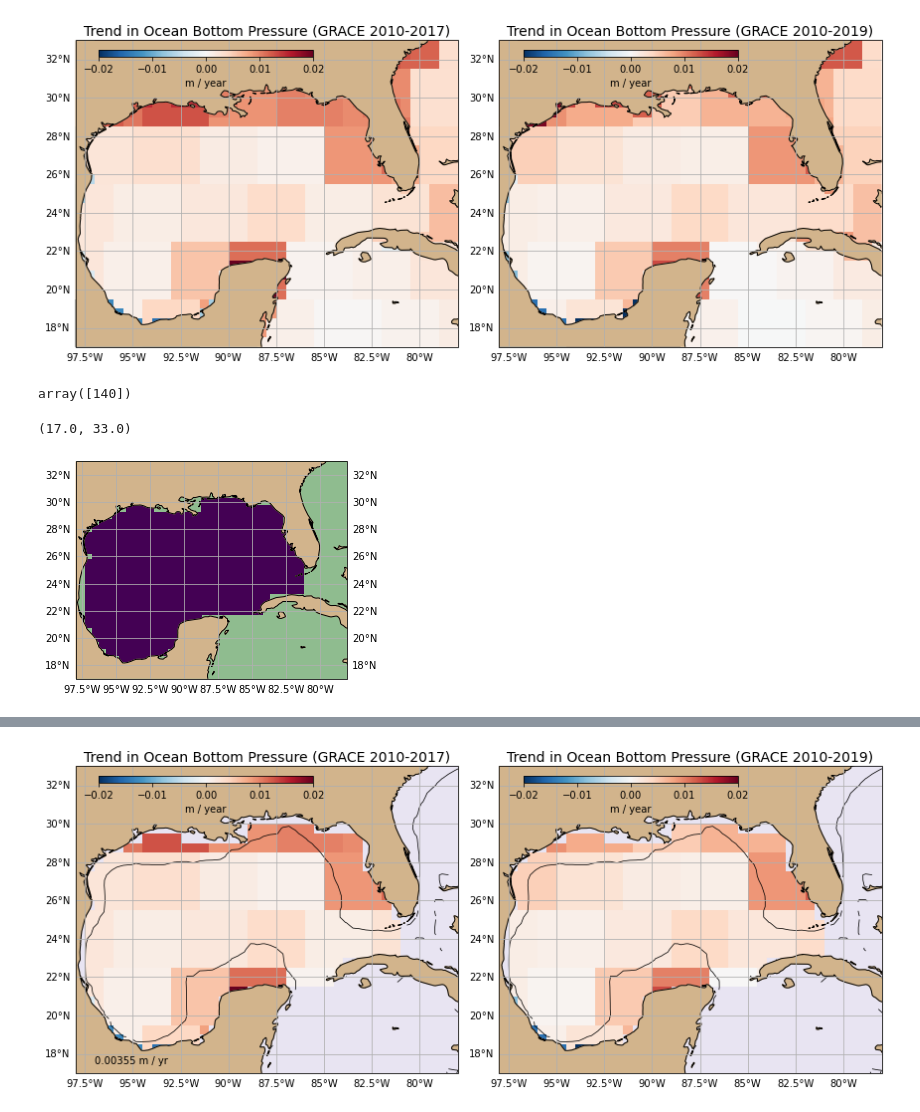
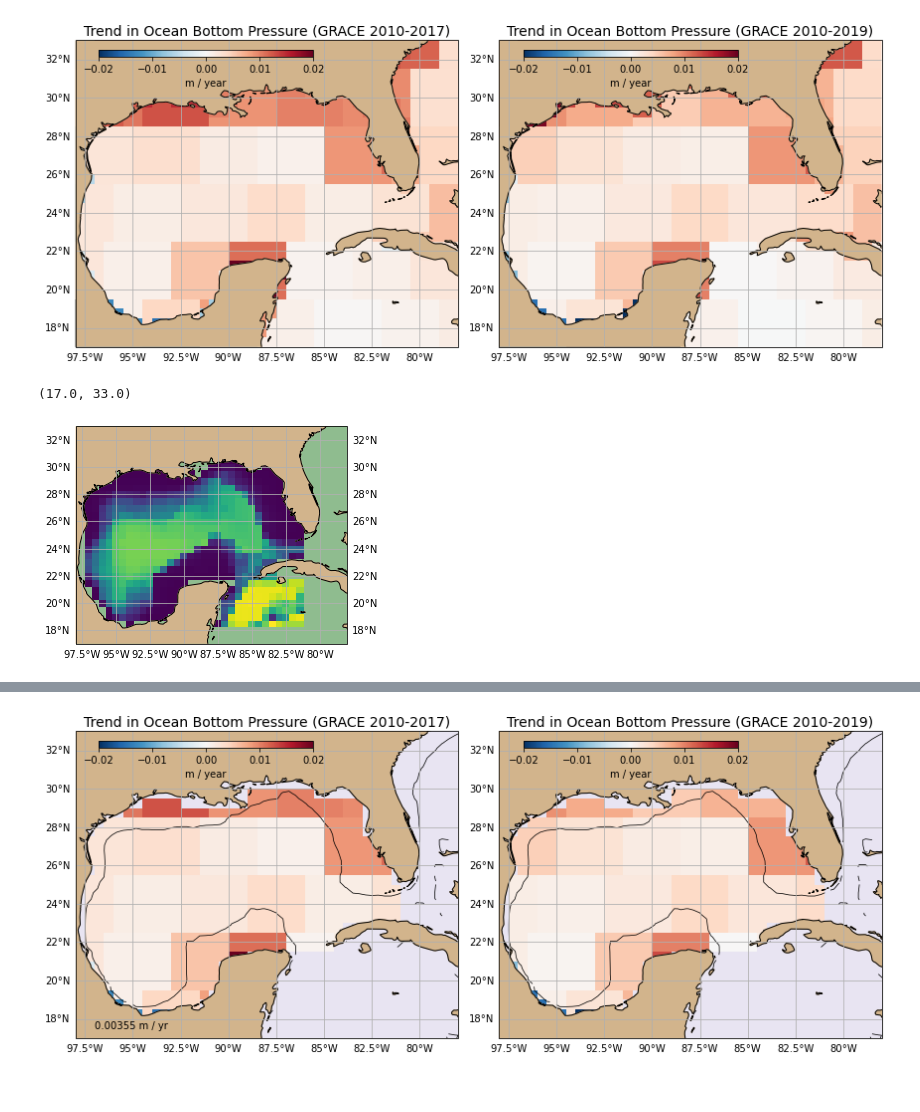
Before and after one commit to jakesteinberg/nasa_ostst, a Jupyter notebook: grace.ipynb, the cells around one changed output, grey strips where cells are left out. Cells and saved outputs as stored; diff of their text form; code cells hidden in the pictures.

```diff
--- a/grace.ipynb
+++ b/grace.ipynb
@@ -157,6 +162,7 @@ gulf_mask = xr.open_dataset('/Users/jakesteinberg/Documents/NASA_OSTST/ecco_gulf
 mask_lon = gulf_mask.lon.data + 360
 mask_lat = gulf_mask.lat.data
 mask_val = np.nan*np.ones(np.shape(gobp_trend_sub))
+mask_dep = np.nan*np.ones(np.shape(gobp_trend_sub))
 for i in range(np.shape(gobp_trend_sub)[0]):
     for j in range(np.shape(gobp_trend_sub)[1]):
         this_lon = gobp_trend_sub.lon[j].data
@@ -167,17 +173,17 @@ for i in range(np.shape(gobp_trend_sub)[0]):
         mask_val[i,j] = gulf_mask.__xarray_dataarray_variable__[mask_lat_in,mask_lon_in].data
         # if gulf_mask.__xarray_dataarray_variable__[mask_lat_in,mask_lon_in].data > 0:
         #     print('1')
+
+        mask_in = np.where((lons.data+360 > (this_lon-0.15)) & (lons.data+360 < (this_lon+0.15)) & \
+                           (lats.data > (this_lat-0.15)) & (lats.data < (this_lat+0.15)))
+        mask_dep[i,j] = np.nanmean(dep[mask_in].data)
-# %%
-np.where((mask_lon > (this_lon-0.2)) & (mask_lon < (this_lon+0.2)))[0]
-# %% [output]
-array([140])
 # %%
 # PLOT mask
 f, ax = plt.subplots(1,1,figsize=(6,4), subplot_kw={'projection':ccrs.PlateCarree(central_longitude=0)})
-ax.pcolor(gobp_trend_sub.lon, gobp_trend_sub.lat, mask_val, transform=ccrs.PlateCarree()); ax.grid();
+ax.pcolor(gobp_trend_sub.lon, gobp_trend_sub.lat, mask_dep, transform=ccrs.PlateCarree()); ax.grid();
 ax.add_feature(cartopy.feature.LAND, color='#D2B48C',zorder=1); ax.coastlines()
 gl = ax.gridlines(draw_labels=True); gl.xlabels_top = False;
 ax.set_facecolor('#8FBC8F'); ax.set_xlim([lon_w, lon_e]); ax.set_ylim([lat_s, lat_n])
 # %% [output]
 (17.0, 33.0)
-[figure, old version]
+[figure, new version]
```
Also changed, not shown: parts of 6 cells of this notebook, 3 other files.
